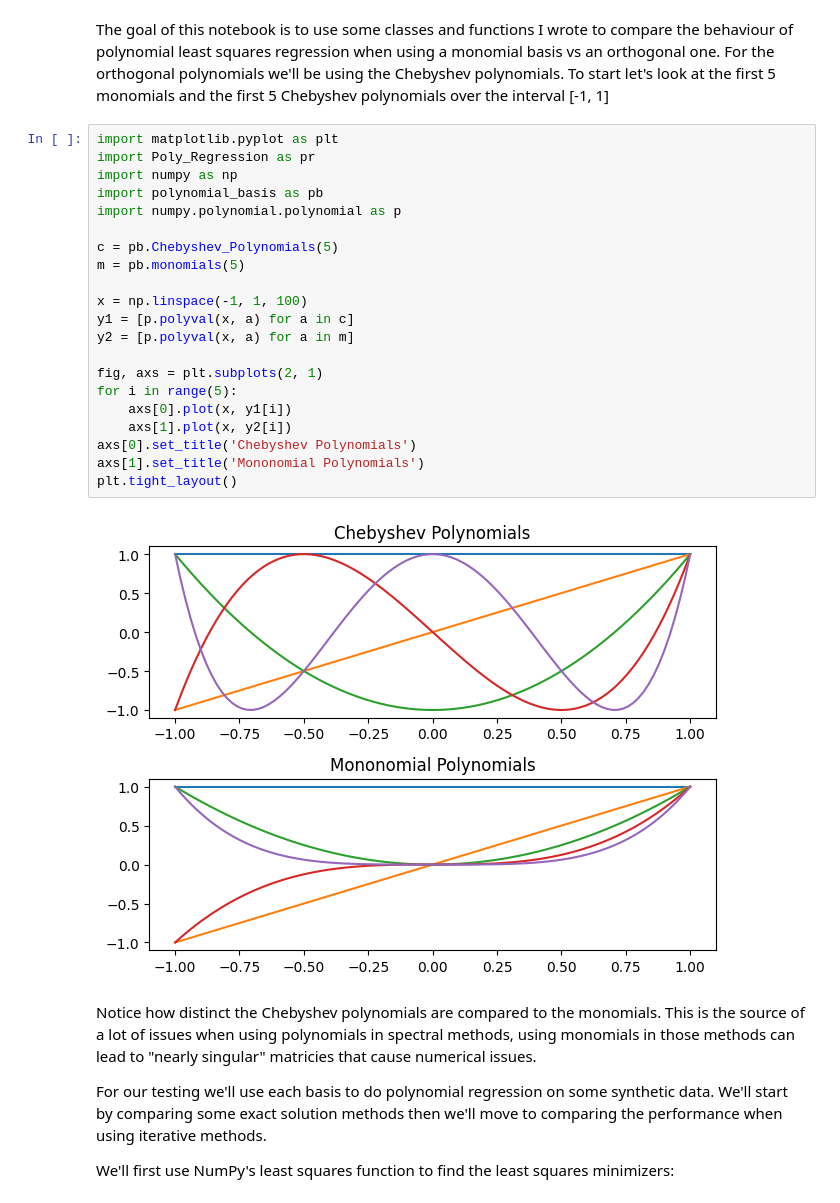
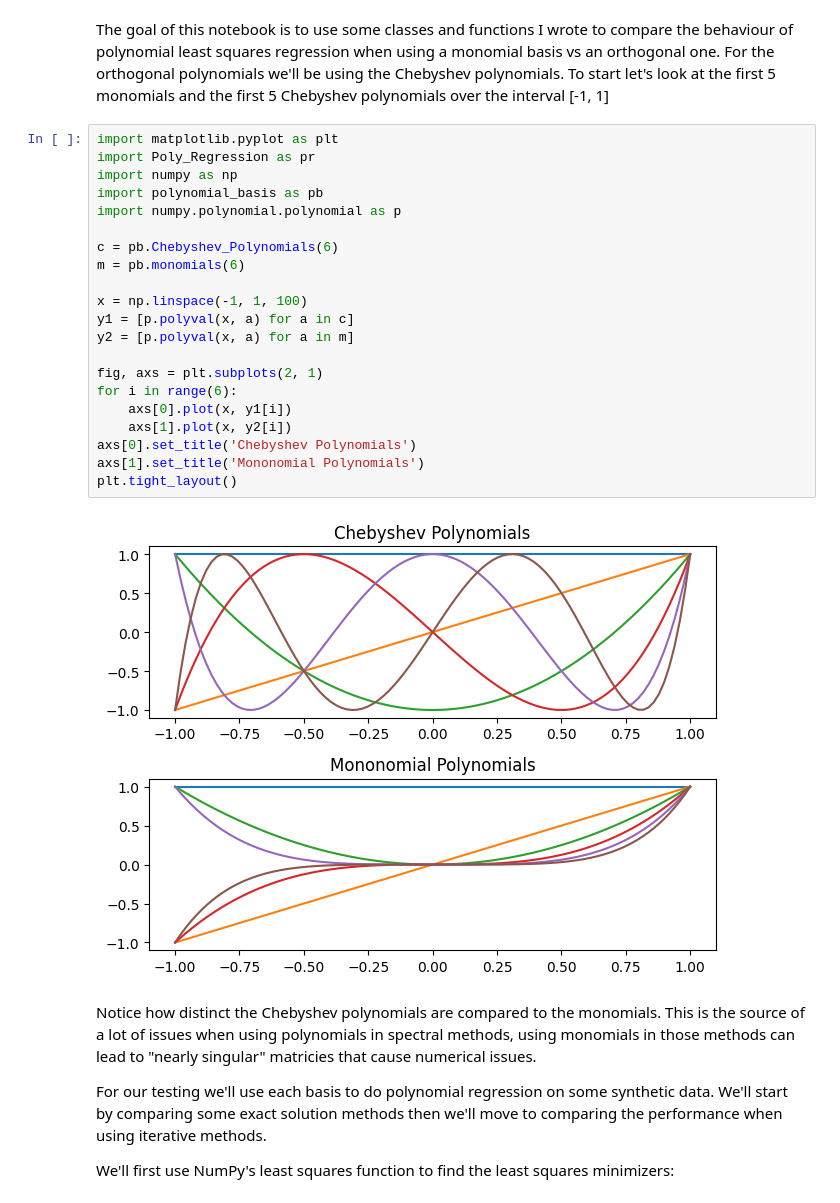
Before and after one commit to danielennis521/Fancy-Curve-Fitting, a Jupyter notebook: regression studies/regression_and_orthogonal_polynomials.ipynb, the cells around one changed output. Saved outputs shown, nothing was run; the diff lists cells and outputs as text.

```diff
--- a/regression studies/regression_and_orthogonal_polynomials.ipynb
+++ b/regression studies/regression_and_orthogonal_polynomials.ipynb
@@ -3,26 +3,26 @@ The goal of this notebook is to use some classes and functions I wrote to compar
 # %%
 import matplotlib.pyplot as plt
 import Poly_Regression as pr
 import numpy as np
 import polynomial_basis as pb
 import numpy.polynomial.polynomial as p
 
-c = pb.Chebyshev_Polynomials(5)
-m = pb.monomials(5)
+c = pb.Chebyshev_Polynomials(6)
+m = pb.monomials(6)
 
 x = np.linspace(-1, 1, 100)
 y1 = [p.polyval(x, a) for a in c]
 y2 = [p.polyval(x, a) for a in m]
 
 fig, axs = plt.subplots(2, 1)
-for i in range(5):
+for i in range(6):
     axs[0].plot(x, y1[i])
     axs[1].plot(x, y2[i])
 axs[0].set_title('Chebyshev Polynomials')
 axs[1].set_title('Mononomial Polynomials')
 plt.tight_layout()
 # %% [output]
-[figure, old version]
+[figure, new version]
 # %% [markdown]
 Notice how distinct the Chebyshev polynomials are compared to the monomials. This is the source of a lot of issues when using polynomials in spectral methods, using monomials in those methods can lead to "nearly singular" matricies that cause numerical issues.
 
```
Also changed, not shown: parts of 18 cells of this notebook.
